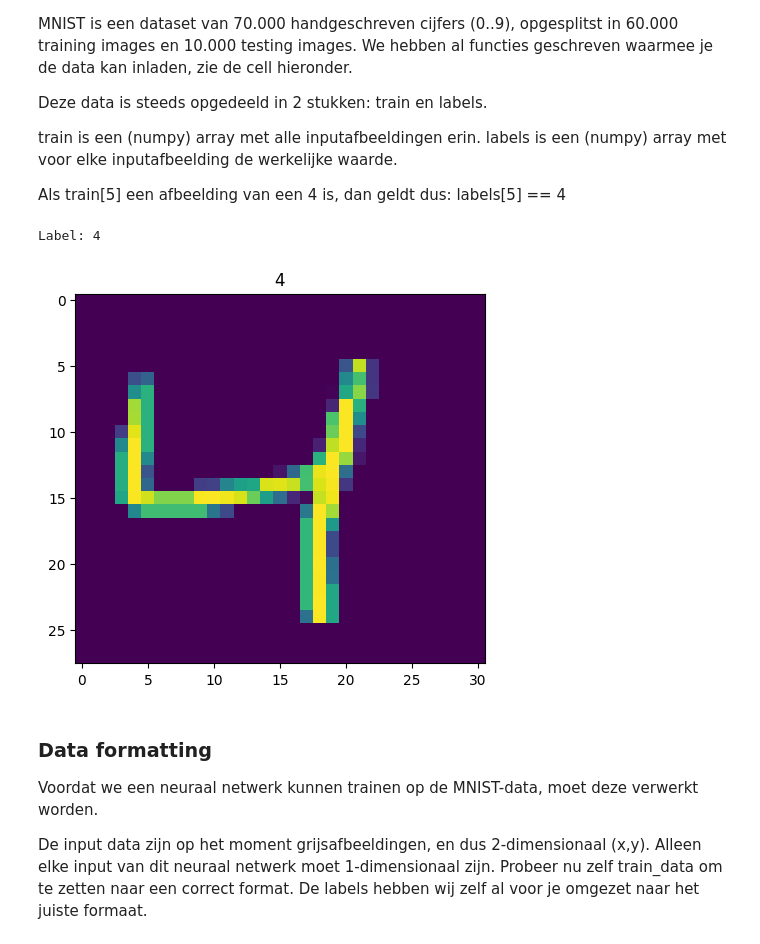
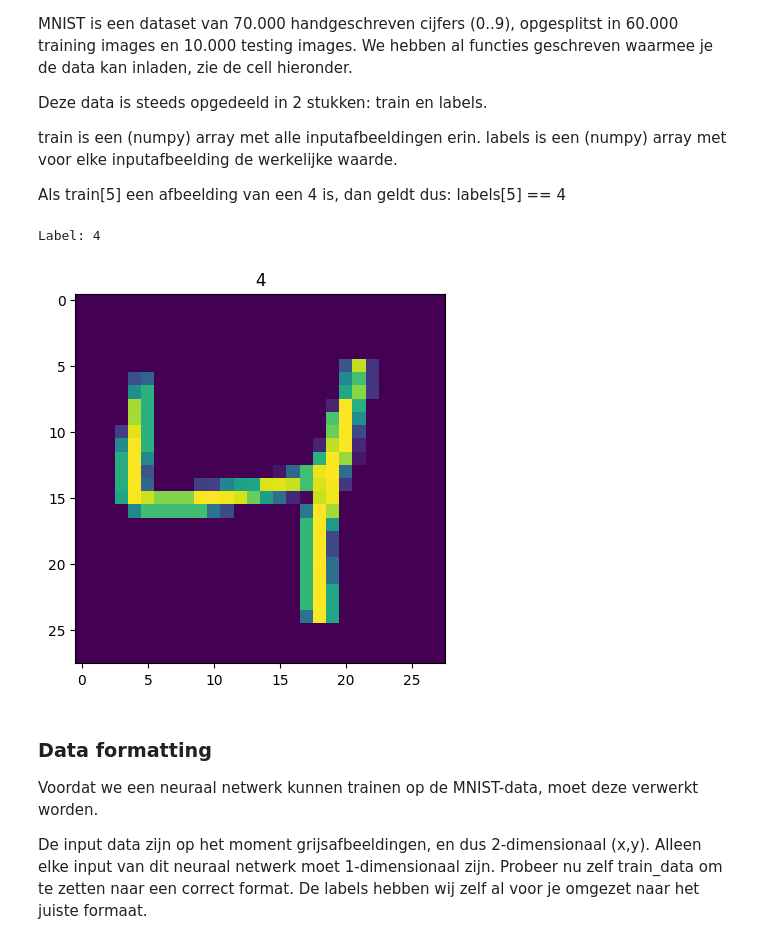
Before and after one commit to Br3ndaNE/Vision-2023, a Jupyter notebook: new/Module 6/1-RegularNN.ipynb, the cells around one changed output. Saved outputs shown, nothing was run; the diff lists cells and outputs as text; code cells hidden in the pictures.

```diff
--- a/new/Module 6/1-RegularNN.ipynb
+++ b/new/Module 6/1-RegularNN.ipynb
@@ -24,18 +25,19 @@ labels is een (numpy) array met voor elke inputafbeelding de werkelijke waarde.
 Als train[5] een afbeelding van een 4 is, dan geldt dus: labels[5] == 4
 # %%
 # Laad de trainingsdata en labels
-train_data, train_labels = load_train()
+(train_data, train_labels),(test_data, test_labels) = load_data()
+
 # De kleurwaarden in de afbeelding zijn nu 0 tot 255, we zetten deze om naar -0.5 tot 0.5
 train_data = (train_data / 255) - 0.5
 
 
 plt.imshow(train_data[2])
 plt.title(f"{train_labels[2]}")
 print(f"Label: {train_labels[2]}")
 plt.show()
 # %% [output]
 Label: 4
-[figure, old version]
+[figure, new version]
 # %% [markdown]
 
 ### Data formatting
```
Also changed, not shown: parts of 7 cells of this notebook, 1 other file.
